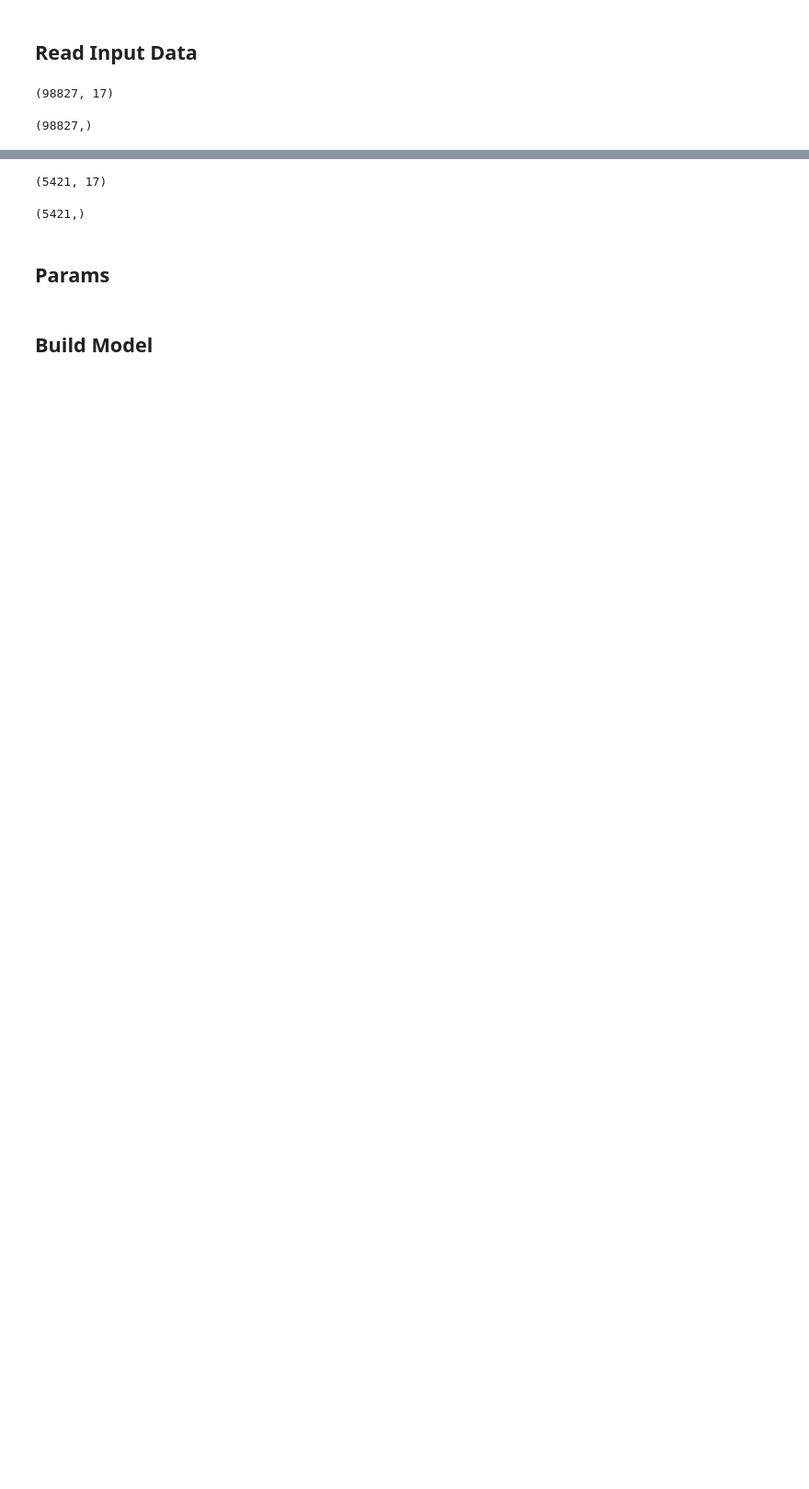
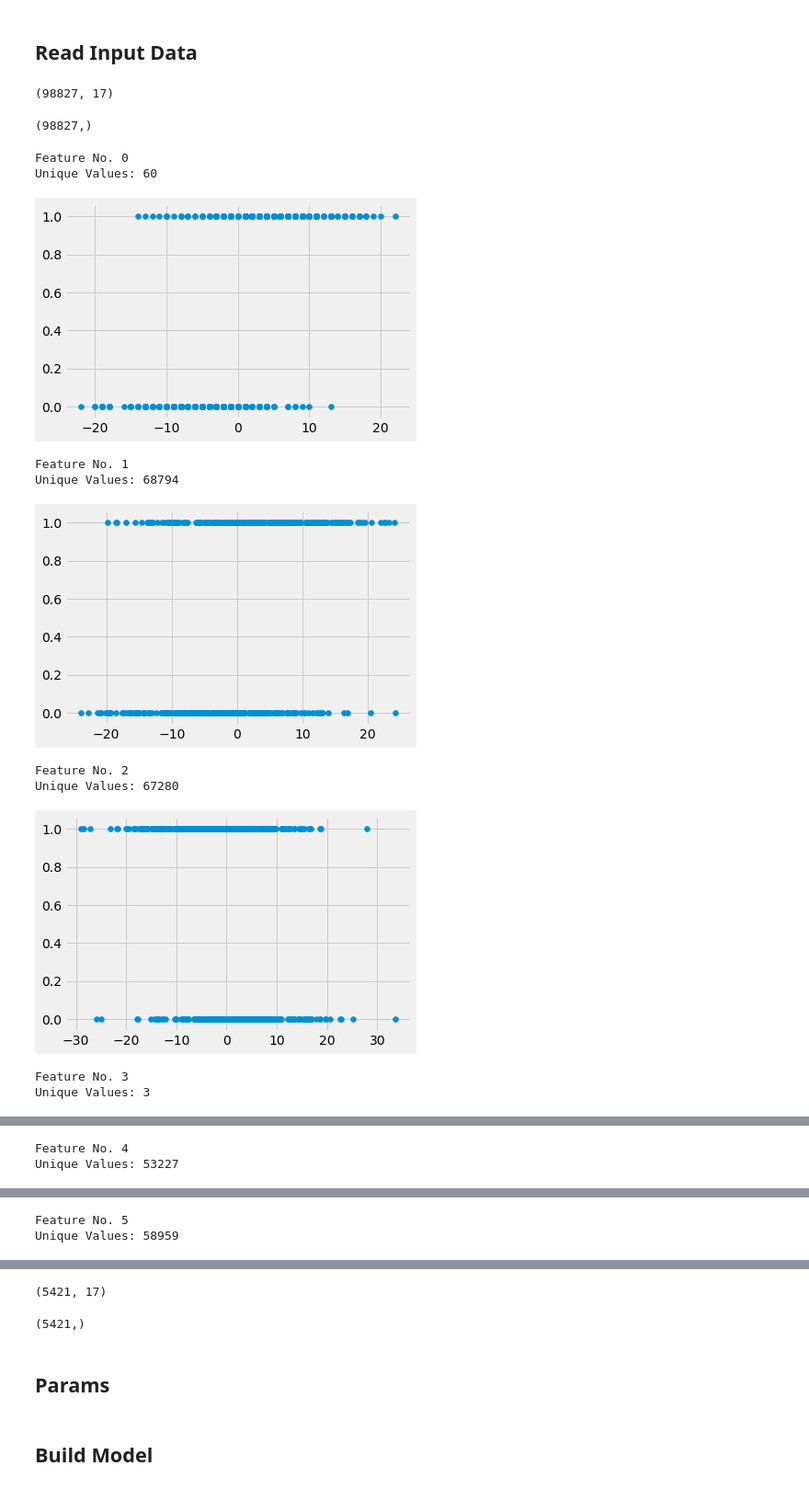
Before and after one commit to j316chuck/March-Madness, a Jupyter notebook: code/models/Neural_Network.ipynb, the cells around one changed output, grey strips where cells are left out. Shown at 92% size. Drawn from its saved outputs; the diff is of its cells as text; code cells hidden in the pictures; blank space fills up the shorter version.

```diff
--- a/code/models/Neural_Network.ipynb
+++ b/code/models/Neural_Network.ipynb
@@ -34,3 +37,29 @@ xTrain.shape
 yTrain.shape
 # %% [output]
 (98827,)
+# %%
+feats1 = []
+feats2 = []
+for i in range(17):
+    print('Feature No.', i)
+    print('Unique Values:', len(np.unique(xTrain[:,i])))
+    if len(np.unique(xTrain[:,i])) > 10:
+        feats1.append(i)
+    else:
+        feats2.append(i)
+    plt.scatter(xTrain[:,i][:500], yTrain[:500])
+    plt.show()
+print('Continuous Feats:', feats1)
+print('Discrete Feats:', feats2)
+# %% [output]
+Feature No. 0
+Unique Values: 60
+[figure, added]
+Feature No. 1
+Unique Values: 68794
+[figure, added]
+Feature No. 2
+Unique Values: 67280
+[figure, added]
+Feature No. 3
+Unique Values: 3
@@ -36,0 +67,2 @@ yTrain.shape
+Feature No. 4
+Unique Values: 53227
@@ -36,0 +70,2 @@ yTrain.shape
+Feature No. 5
+Unique Values: 58959
```
Also changed, not shown: parts of 8 cells of this notebook, 1 other file.
